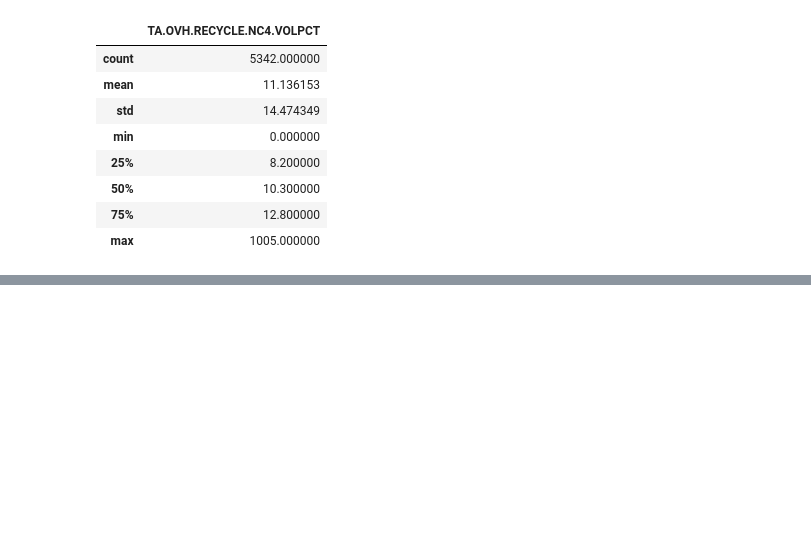
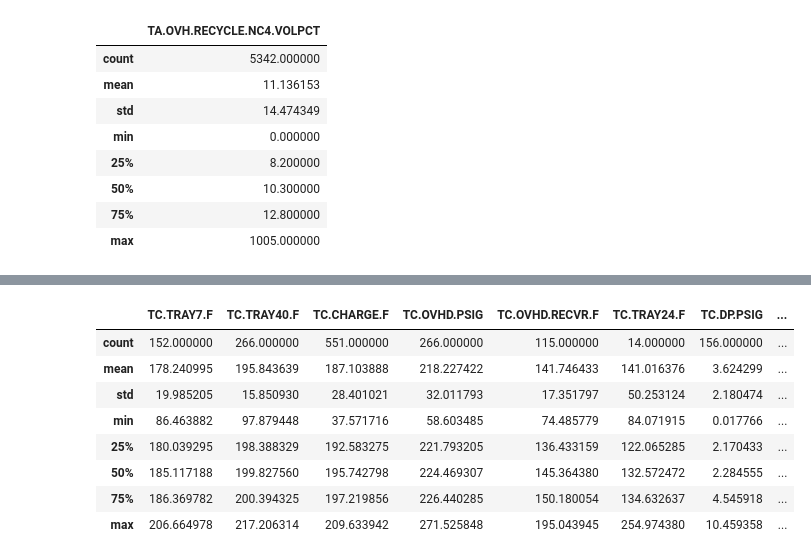
Before and after one commit to Jarney903/Red-ProjectHub, a Jupyter notebook: ETL/clean_data_function.ipynb, the cells around one changed output, grey strips where cells are left out. Drawn from its saved outputs; the diff is of its cells as text; code cells hidden in the pictures; blank space fills up the shorter version.

```diff
--- a/ETL/clean_data_function.ipynb
+++ b/ETL/clean_data_function.ipynb
@@ -143,0 +230,15 @@ tc_data.describe()
+# %%
+# Tower C outliers
+tc_float = tc_data.iloc[:, 1:-1]
+tc_outliers = find_outliers(tc_float)
+tc_outliers.describe()
+# %% [output]
+|  | TC.TRAY7.F | TC.TRAY40.F | TC.CHARGE.F | TC.OVHD.PSIG | TC.OVHD.RECVR.F | TC.TRAY24.F | TC.DP.PSIG | ... |
+| count | 152.000000 | 266.000000 | 551.000000 | 266.000000 | 115.000000 | 14.000000 | 156.000000 | ... |
+| mean | 178.240995 | 195.843639 | 187.103888 | 218.227422 | 141.746433 | 141.016376 | 3.624299 | ... |
+| std | 19.985205 | 15.850930 | 28.401021 | 32.011793 | 17.351797 | 50.253124 | 2.180474 | ... |
+| min | 86.463882 | 97.879448 | 37.571716 | 58.603485 | 74.485779 | 84.071915 | 0.017766 | ... |
+| 25% | 180.039295 | 198.388329 | 192.583275 | 221.793205 | 136.433159 | 122.065285 | 2.170433 | ... |
+| 50% | 185.117188 | 199.827560 | 195.742798 | 224.469307 | 145.364380 | 132.572472 | 2.284555 | ... |
+| 75% | 186.369782 | 200.394325 | 197.219856 | 226.440285 | 150.180054 | 134.632637 | 4.545918 | ... |
+| max | 206.664978 | 217.206314 | 209.633942 | 271.525848 | 195.043945 | 254.974380 | 10.459358 | ... |
```
Also changed, not shown: parts of 9 cells of this notebook.
